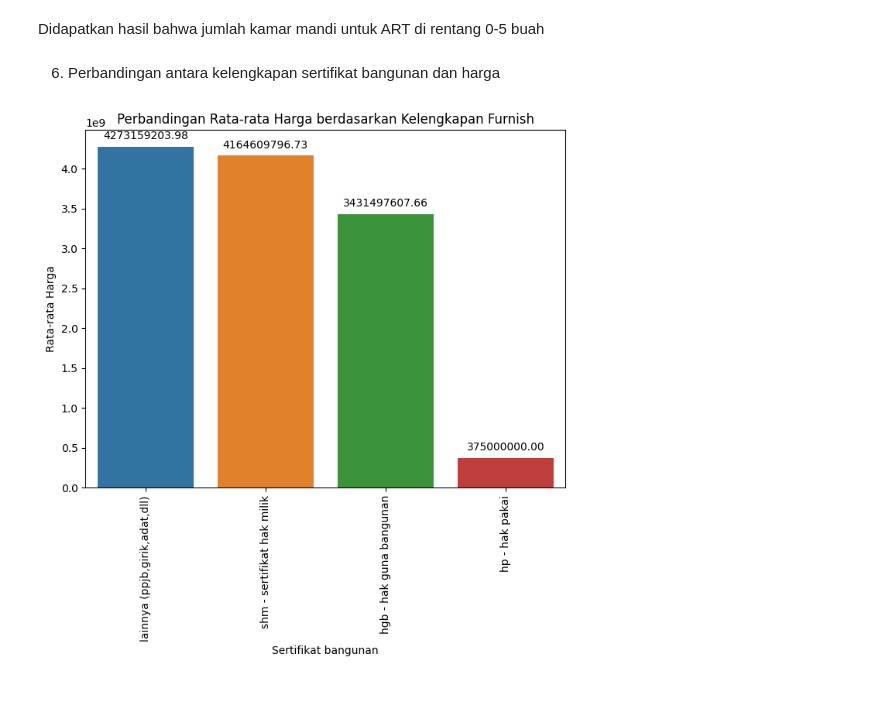
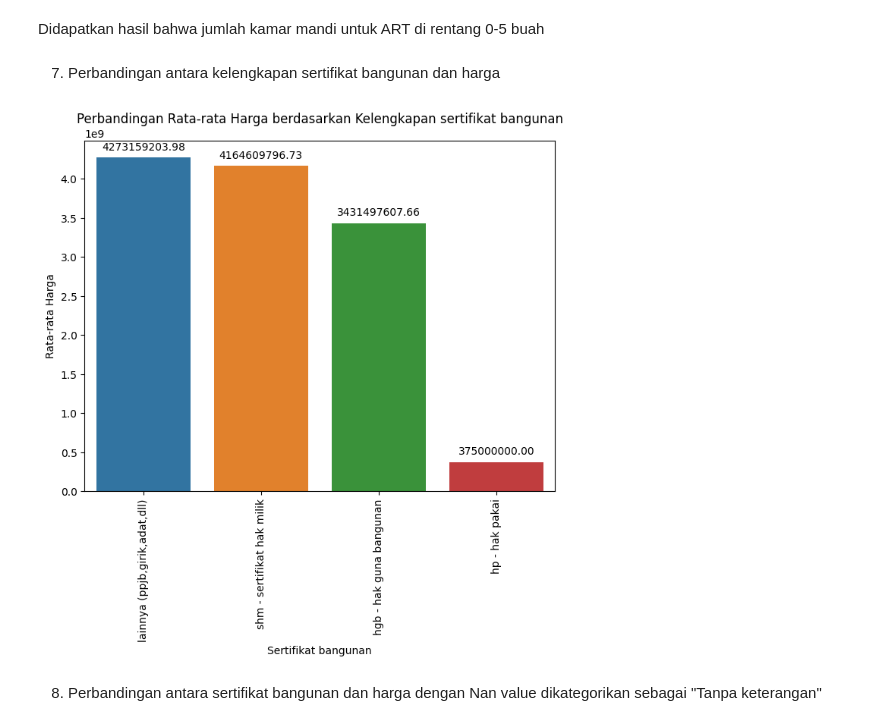
Before and after one commit to abdinegara783/ISFEST2023, a Jupyter notebook: ISFEST_Rozi.ipynb, the cells around one changed output. Drawn from its saved outputs; the diff is of its cells as text; code cells hidden in the pictures; blank space fills up the shorter version.

```diff
--- a/ISFEST_Rozi.ipynb
+++ b/ISFEST_Rozi.ipynb
@@ -192,0 +195,27 @@ Didaptkan hasil bahwa rata-rata harga rumah dengan kelengkapan furnish yang leng
+# %%
+# Mengubah nilai NaN menjadi "Tanpa keterangan"
+data['furnishing'].fillna("Tanpa keterangan", inplace=True)
+# %%
+# Menghitung rata-rata harga berdasarkan furnishing
+rata_harga_furnish = data.groupby('furnishing')['price_in_rp'].mean().reset_index()
+
+# Mengurutkan berdasarkan harga rata-rata secara menurun
+rata_harga_furnish = rata_harga_furnish.sort_values('price_in_rp', ascending=False)
+
+# Membuat bar plot
+plt.figure(figsize=(8, 6))
+sns.barplot(x='furnishing', y='price_in_rp', data=rata_harga_furnish)
+plt.xlabel('Furnishing')
+plt.ylabel('Rata-rata Harga')
+plt.title('Perbandingan Rata-rata Harga berdasarkan Kelengkapan Furnish')
+plt.xticks(rotation=90)
+
+# Menambahkan anotasi pada setiap bar
+for i, p in enumerate(plt.gca().patches):
+    plt.gca().annotate(format(p.get_height(), '.2f'),
+                       (p.get_x() + p.get_width() / 2., p.get_height()),
+                       ha='center',
+                       va='center',
+                       xytext=(0, 10),
+                       textcoords='offset points')
+plt.show()
@@ -257,30 +288,32 @@ Rentang jumlah kamar tidur ART di tiap rumah: 0 - 5
 # %% [markdown]
 Didapatkan hasil bahwa jumlah kamar mandi untuk ART di rentang 0-5 buah
 # %% [markdown]
-6. Perbandingan antara kelengkapan sertifikat bangunan dan harga
+7. Perbandingan antara kelengkapan sertifikat bangunan dan harga
 # %%
 # Menghitung rata-rata harga berdasarkan sertifikat bangunan
 rata_price_sertifikat = data.groupby('certificate')['price_in_rp'].mean().reset_index()
 
 # Mengurutkan berdasarkan harga rata-rata secara menurun
 rata_price_sertifikat = rata_price_sertifikat.sort_values('price_in_rp', ascending=False)
 
 # Membuat bar plot
 plt.figure(figsize=(8, 6))
 sns.barplot(x='certificate', y='price_in_rp', data=rata_price_sertifikat)
 plt.xlabel('Sertifikat bangunan')
 plt.ylabel('Rata-rata Harga')
-plt.title('Perbandingan Rata-rata Harga berdasarkan Kelengkapan Furnish')
+plt.title('Perbandingan Rata-rata Harga berdasarkan Kelengkapan sertifikat bangunan')
 plt.xticks(rotation=90)
 
 # Menambahkan anotasi pada setiap bar
 for i, p in enumerate(plt.gca().patches):
     plt.gca().annotate(format(p.get_height(), '.2f'),
                        (p.get_x() + p.get_width() / 2., p.get_height()),
                        ha='center',
                        va='center',
                        xytext=(0, 10),
                        textcoords='offset points')
 plt.show()
 # %% [output]
-[figure, old version]
+[figure, new version]
+# %% [markdown]
+8. Perbandingan antara sertifikat bangunan dan harga dengan Nan value dikategorikan sebagai "Tanpa keterangan"
```
Also changed, not shown: parts of 17 cells of this notebook.
